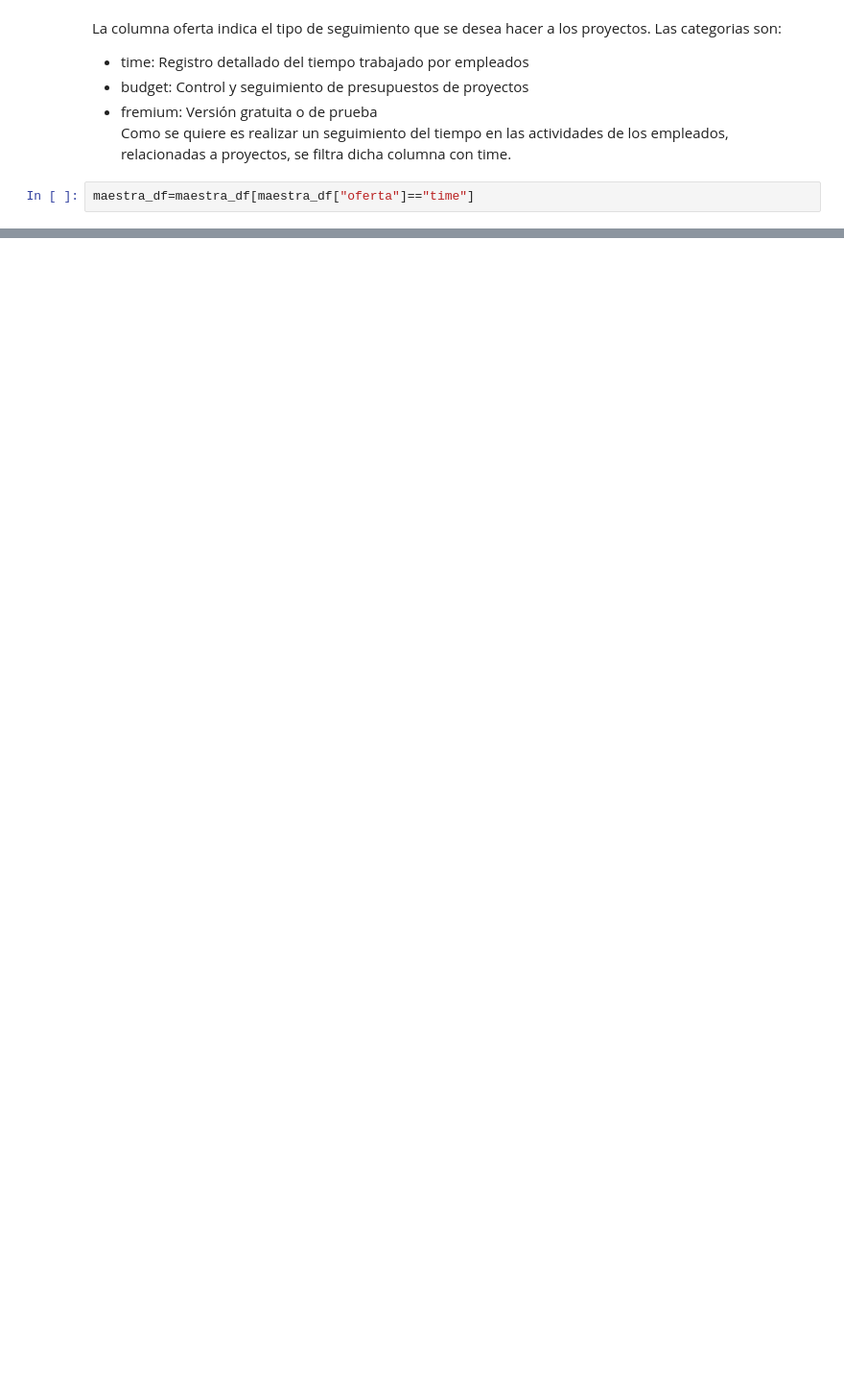
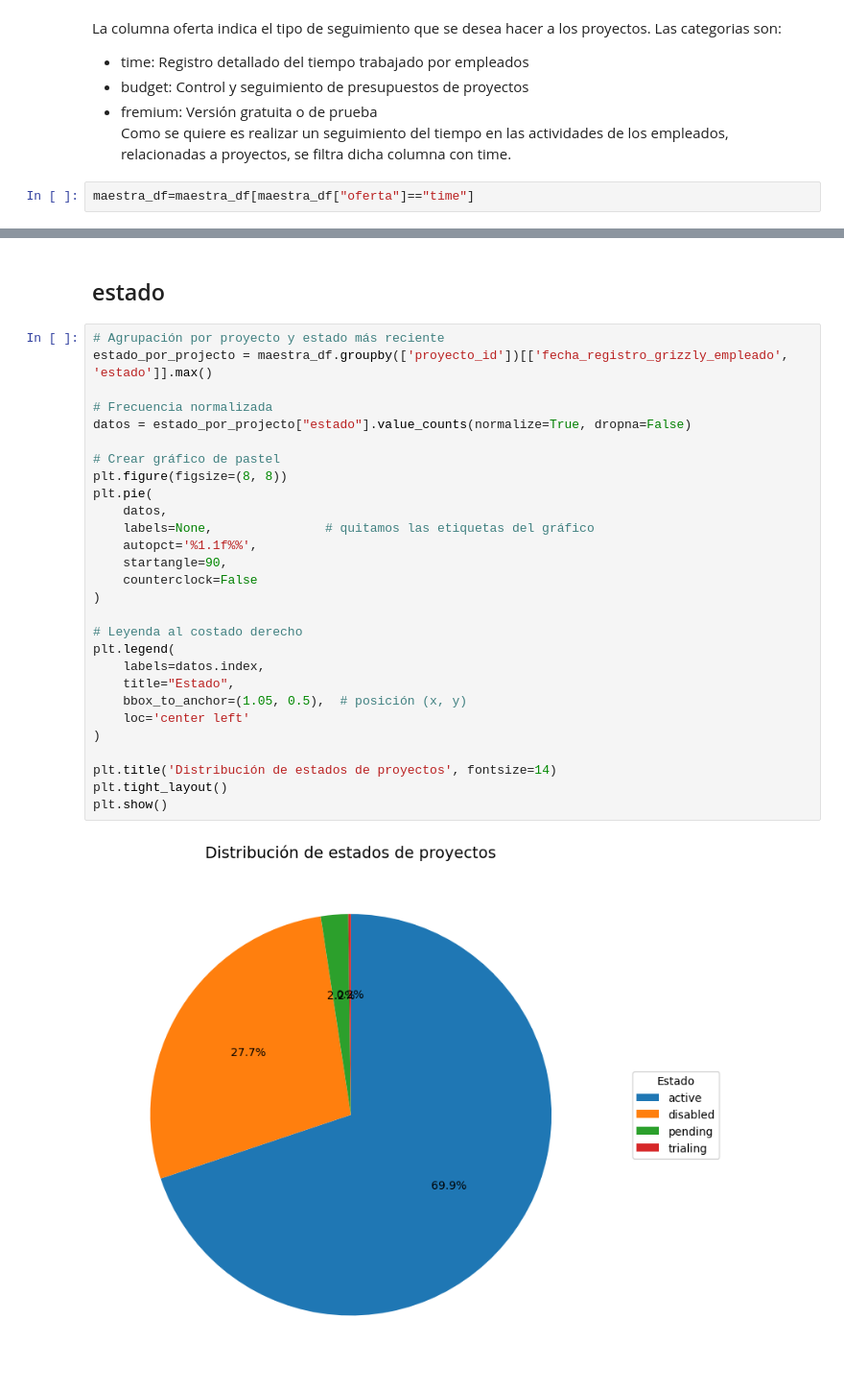
Before and after one commit to leodie1615/Proyecto-final-ciencia-datos, a Jupyter notebook: proyecto_final.ipynb, the cells around one changed output, grey strips where cells are left out. Shown: that part at 96% size. Cells and saved outputs as stored; diff of their text form; blank space fills up the shorter version.

```diff
--- a/proyecto_final.ipynb
+++ b/proyecto_final.ipynb
@@ -232,0 +291,32 @@ maestra_df=maestra_df[maestra_df["oferta"]=="time"]
+# %% [markdown]
+## estado
+# %%
+# Agrupación por proyecto y estado más reciente
+estado_por_projecto = maestra_df.groupby(['proyecto_id'])[['fecha_registro_grizzly_empleado', 'estado']].max()
+
+# Frecuencia normalizada
+datos = estado_por_projecto["estado"].value_counts(normalize=True, dropna=False)
+
+# Crear gráfico de pastel
+plt.figure(figsize=(8, 8))
+plt.pie(
+    datos,
+    labels=None,               # quitamos las etiquetas del gráfico
+    autopct='%1.1f%%',
+    startangle=90,
+    counterclock=False
+)
+
+# Leyenda al costado derecho
+plt.legend(
+    labels=datos.index,
+    title="Estado",
+    bbox_to_anchor=(1.05, 0.5),  # posición (x, y)
+    loc='center left'
+)
+
+plt.title('Distribución de estados de proyectos', fontsize=14)
+plt.tight_layout()
+plt.show()
+# %% [output]
+[figure, added]
```
Also changed, not shown: parts of 23 cells of this notebook.
